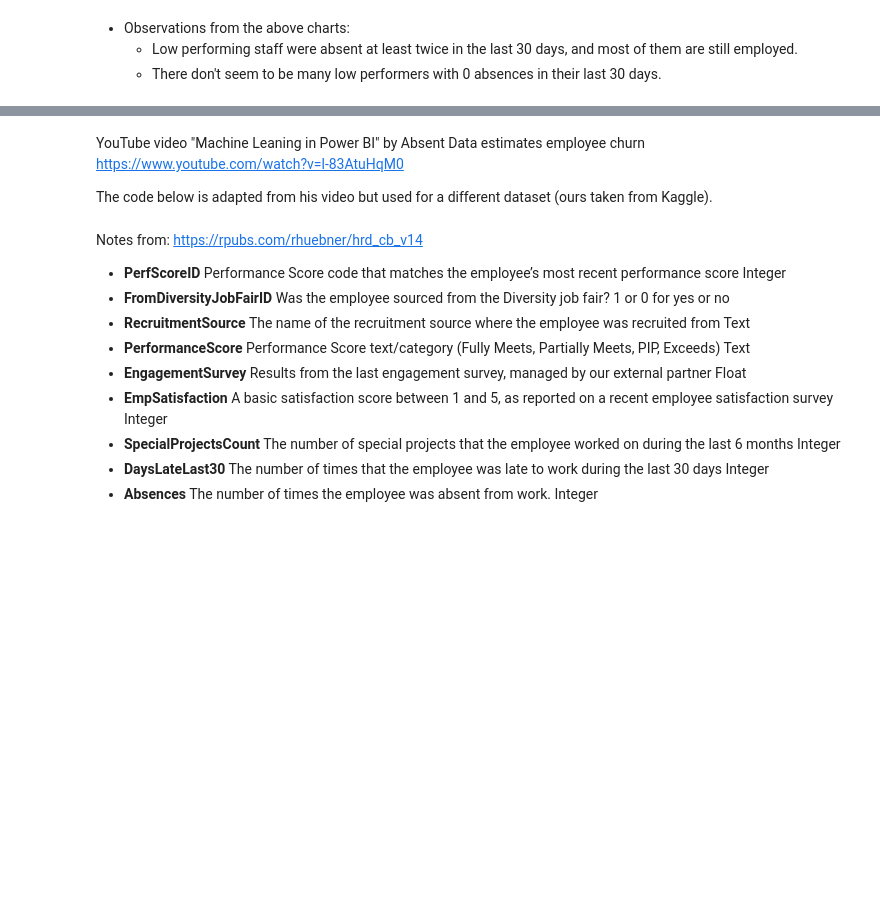
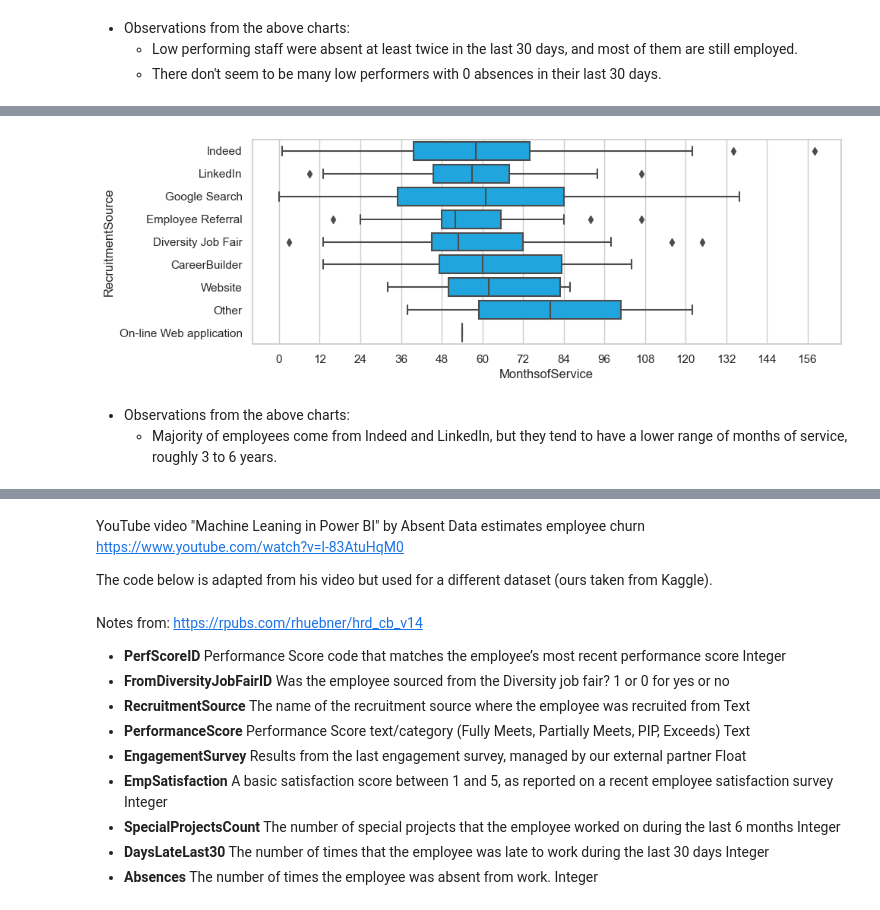
Before and after one commit to makuharistudio/data-visualisation-datasets, a Jupyter notebook: Human Resources/Human Resources.ipynb, the cells around one changed output, grey strips where cells are left out. Cells and saved outputs as stored; diff of their text form; code cells hidden in the pictures; blank space fills up the shorter version.

```diff
--- a/Human Resources/Human Resources.ipynb
+++ b/Human Resources/Human Resources.ipynb
@@ -1060,0 +1038,13 @@ Here's an overview of the quantitative variables.
+# %%
+sns.set(rc={'figure.figsize':(10,3.5)})
+sns.set_style("whitegrid")
+
+boxplot_recruitment = sns.boxplot(x=hr.MonthsofService, y=hr.RecruitmentSource, data=hr, order=order, color='#00B2FF')
+
+boxplot_recruitment.xaxis.set_major_locator(ticker.MultipleLocator(12))
+boxplot_recruitment.xaxis.set_major_formatter(ticker.ScalarFormatter())
+# %% [output]
+[figure, added]
+# %% [markdown]
+- Observations from the above charts:
+  - Majority of employees come from Indeed and LinkedIn, but they tend to have a lower range of months of service, roughly 3 to 6 years.
```
Also changed, not shown: parts of 28 cells of this notebook.
